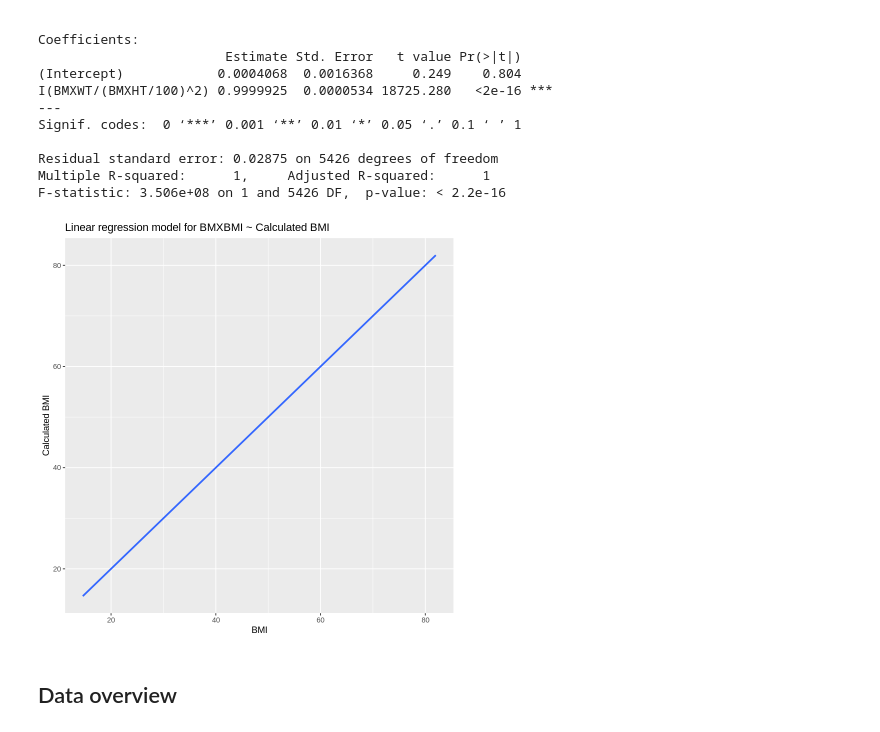
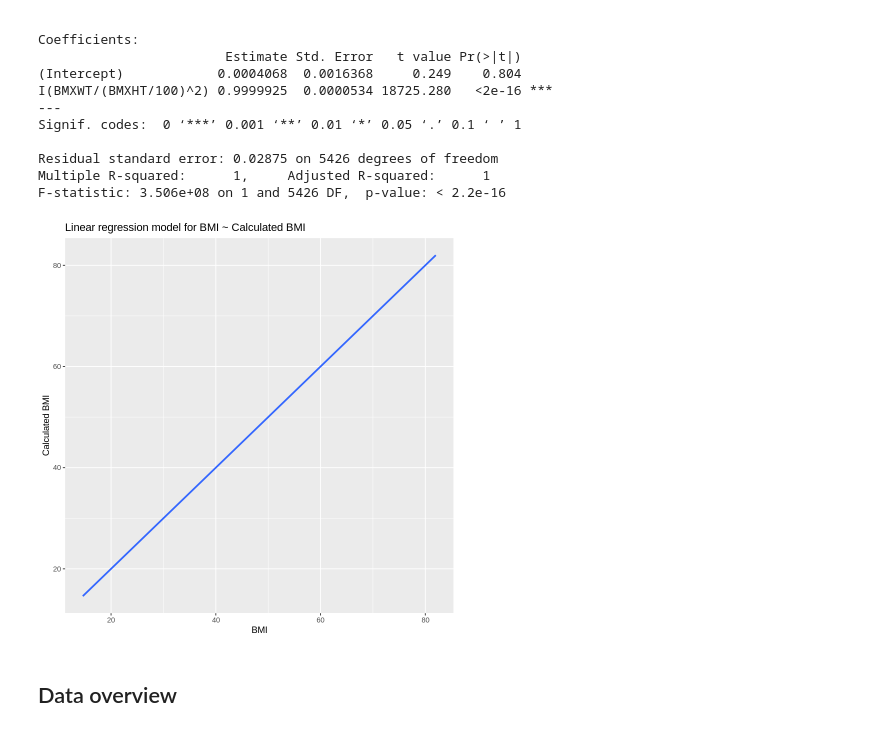
Before and after one commit to AlexLeungZ/SDSC2102-proj, a Jupyter notebook: diabetes.ipynb, the cells around one changed output. Cells and saved outputs as stored; diff of their text form; code cells hidden in the pictures.

```diff
--- a/diabetes.ipynb
+++ b/diabetes.ipynb
@@ -106,9 +106,9 @@ F-statistic: 3.506e+08 on 1 and 5426 DF,  p-value: < 2.2e-16
 # %%
 ggplot(OtData_selected, aes(BMXBMI, I(BMXWT / (BMXHT / 100)^2))) +
     geom_smooth(method="lm", formula = y ~ x) +
-    labs(x='BMI', y='Calculated BMI', title='Linear regression model for BMXBMI ~ Calculated BMI')
+    labs(x='BMI', y='Calculated BMI', title='Linear regression model for BMI ~ Calculated BMI')
 # %% [output]
-[figure, old version]
+[figure, new version]
 # %% [markdown]
 ## Data overview
 # %% [markdown]
```
Also changed, not shown: parts of 2 cells of this notebook.
